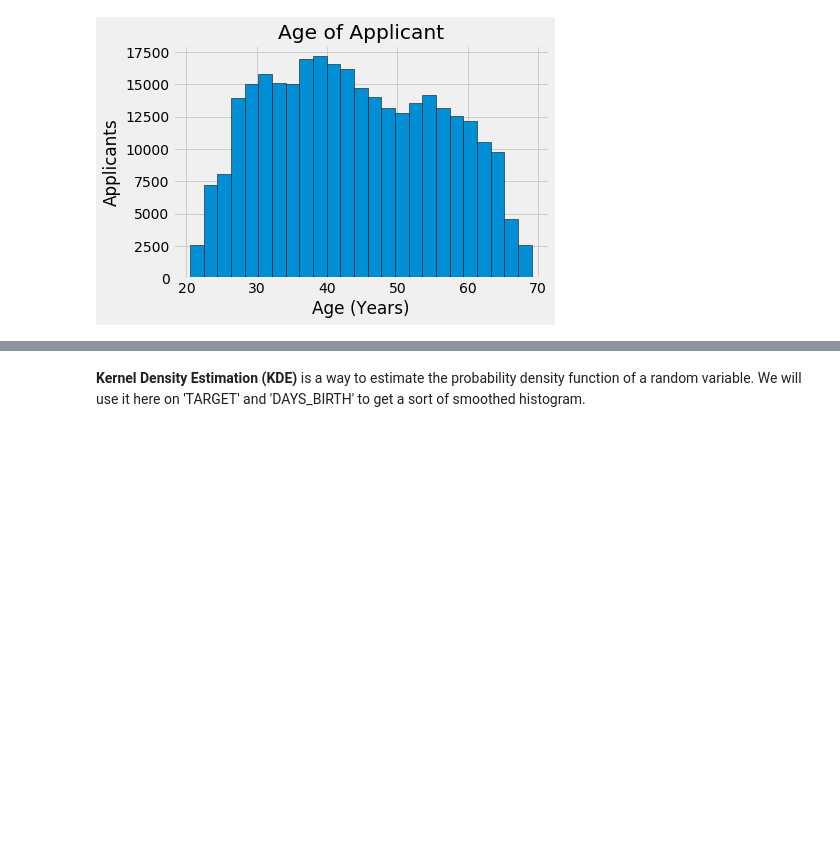
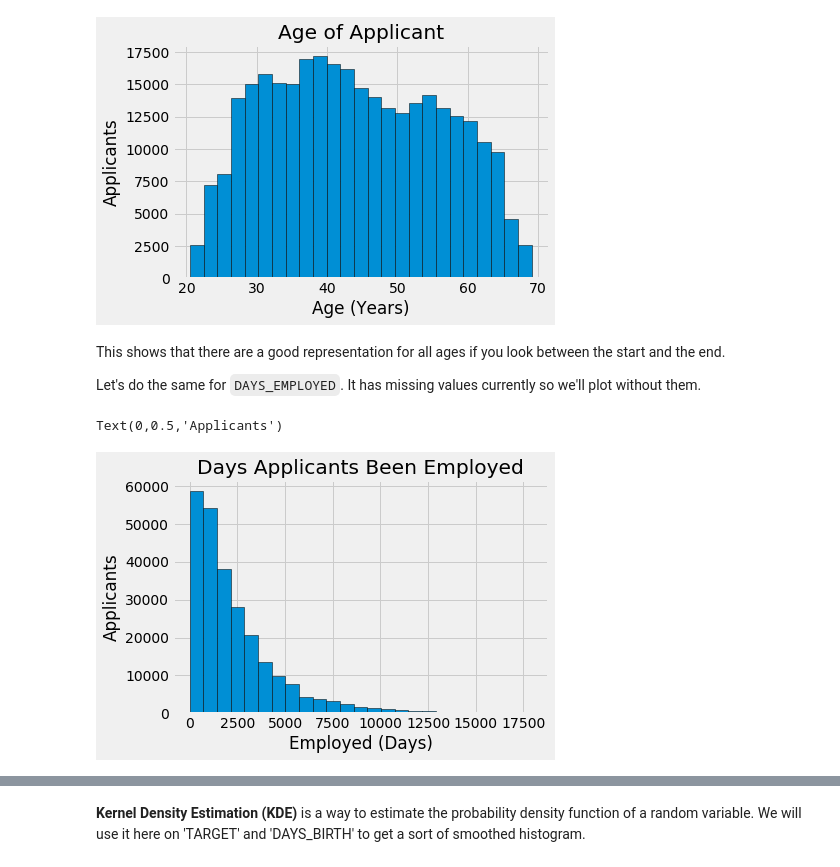
Before and after one commit to adrsolheim/notebooks, a Jupyter notebook: home-credit-default-risk/home_credit_default_risk.ipynb, the cells around one changed output, grey strips where cells are left out. Saved outputs shown, nothing was run; the diff lists cells and outputs as text; code cells hidden in the pictures; blank space fills up the shorter version.

Commit message:
added days_employed hist

````diff
--- a/home-credit-default-risk/home_credit_default_risk.ipynb
+++ b/home-credit-default-risk/home_credit_default_risk.ipynb
@@ -482,3 +483,19 @@ plt.ylabel('Applicants')
 # %% [output]
 Text(0,0.5,'Applicants')
 [figure]
+# %% [markdown]
+This shows that there are a good representation for all ages if you look between the start and the end.
+
+Let's do the same for ```DAYS_EMPLOYED```. It has missing values currently so we'll plot without them.
+# %%
+# One type of style sheet
+plt.style.use("fivethirtyeight")
+
+# Plotting years instead of days
+plt.hist(train_set['DAYS_EMPLOYED'].dropna() / -1, edgecolor='k', bins=25)
+plt.title("Days Applicants Been Employed")
+plt.xlabel('Employed (Days)')
+plt.ylabel('Applicants')
+# %% [output]
+Text(0,0.5,'Applicants')
+[figure, added]
````
Also changed, not shown: parts of 12 cells of this notebook.
